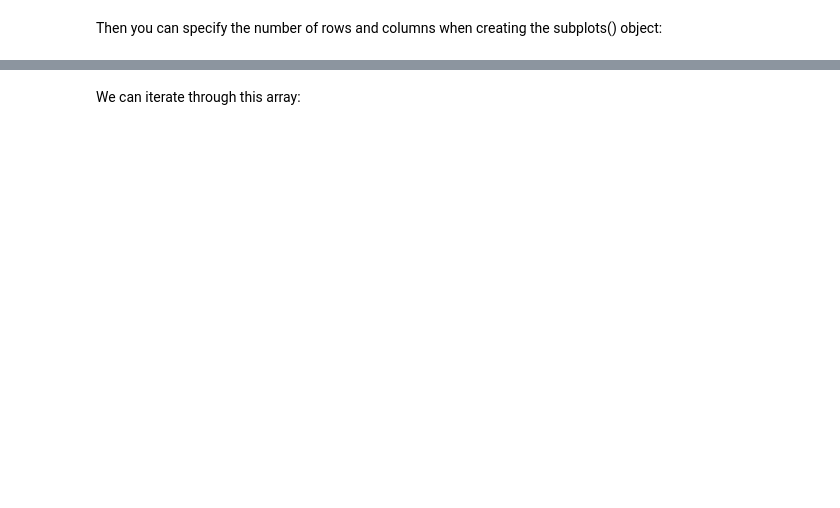
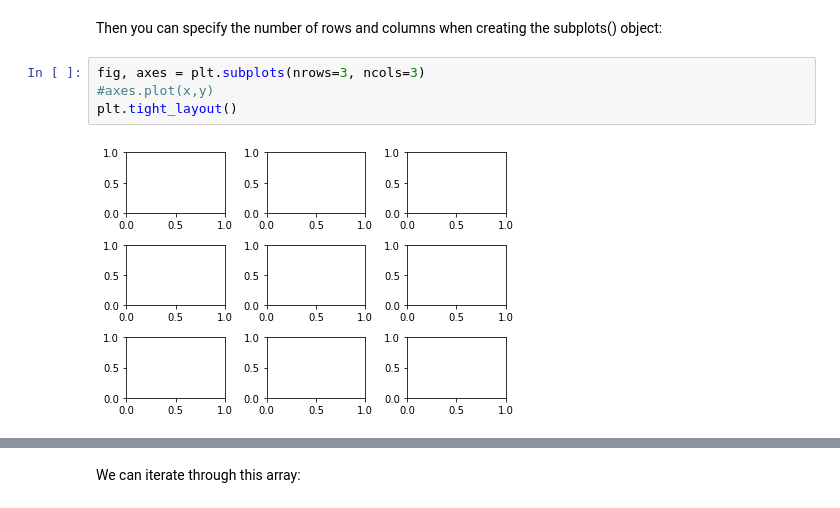
Before and after one commit to JhonFiUNFV/Data_Science_JF, a Jupyter notebook: Refactored_Py_DS_ML_Bootcamp-master/05-Data-Visualization-with-Matplotlib/01-Matplotlib Concepts Lecture.ipynb, the cells around one changed output, grey strips where cells are left out. Cells and saved outputs as stored; diff of their text form; blank space fills up the shorter version.

```diff
--- a/Refactored_Py_DS_ML_Bootcamp-master/05-Data-Visualization-with-Matplotlib/01-Matplotlib Concepts Lecture.ipynb
+++ b/Refactored_Py_DS_ML_Bootcamp-master/05-Data-Visualization-with-Matplotlib/01-Matplotlib Concepts Lecture.ipynb
@@ -160,5 +162,11 @@ axes.set_title('title');
 # %% [markdown]
 Then you can specify the number of rows and columns when creating the subplots() object:
+# %%
+fig, axes = plt.subplots(nrows=3, ncols=3)
+#axes.plot(x,y)
+plt.tight_layout()
+# %% [output]
+[figure, added]
 # %%
 # Empty canvas of 1 by 2 subplots
 fig, axes = plt.subplots(nrows=1, ncols=2)
```
Also changed, not shown: parts of 11 cells of this notebook, 1 other file.
